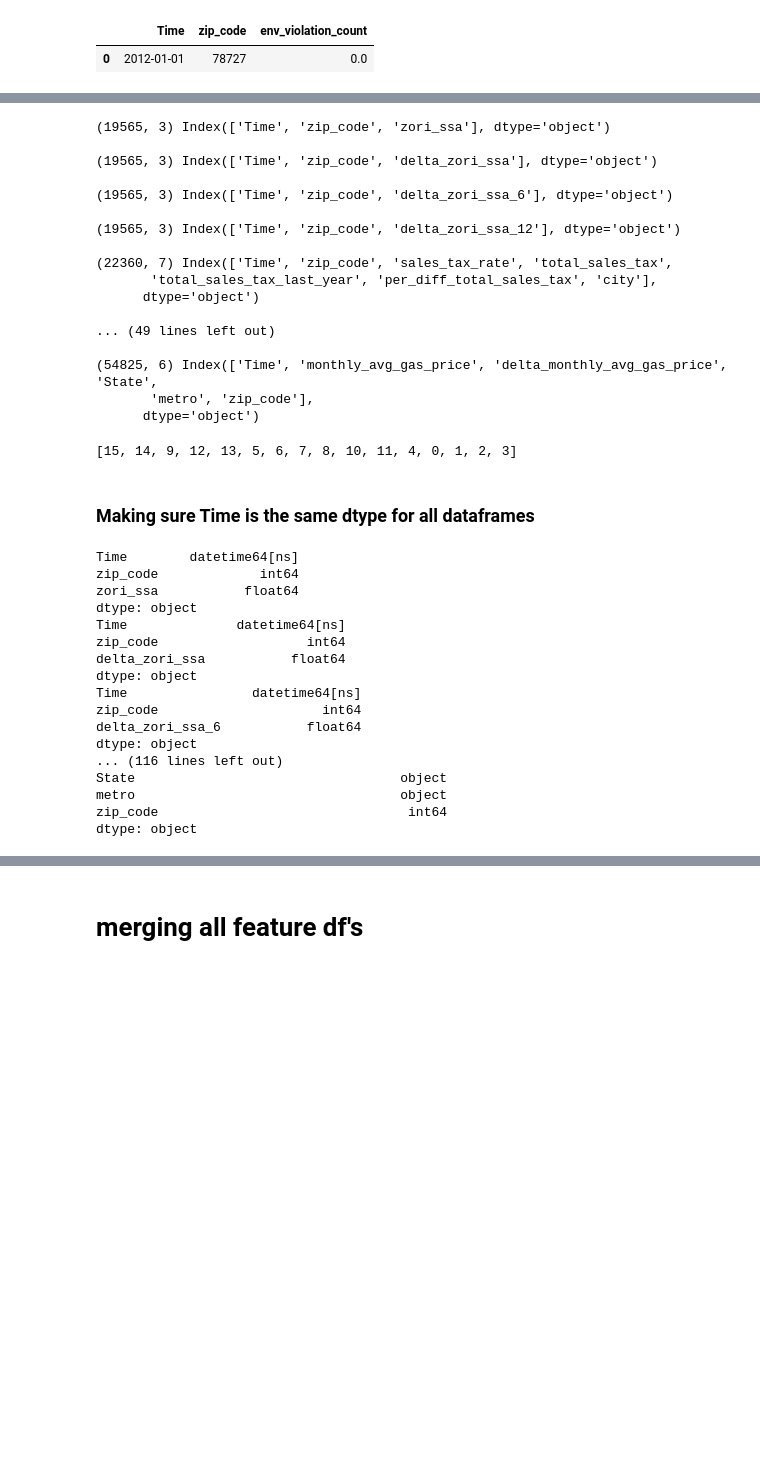
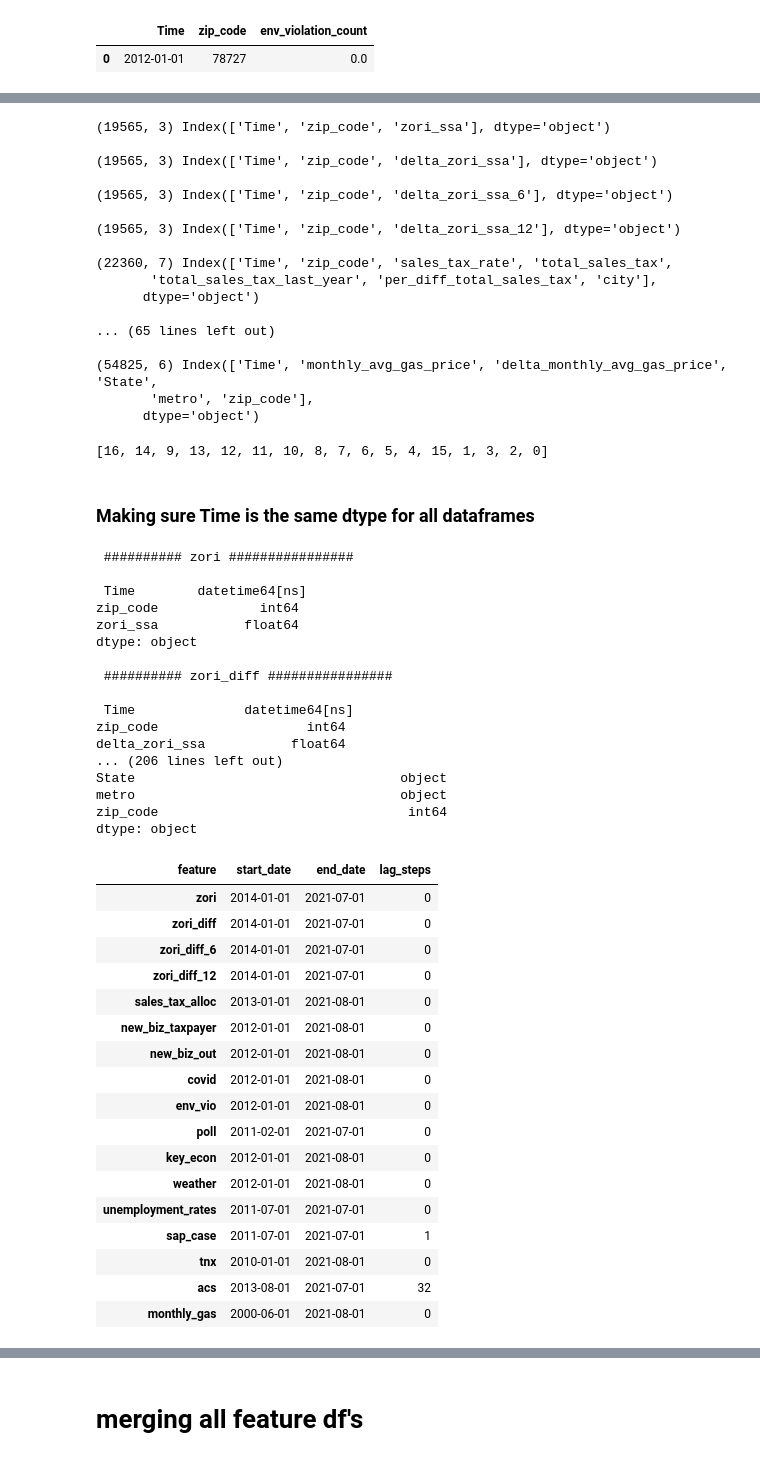
Before and after one commit to HaydenWarren/zri-forecast, a Jupyter notebook: Robert_Lando/Feature_Merging_And_Initial_Model.ipynb, the cells around one changed output, grey strips where cells are left out. Saved outputs shown, nothing was run; the diff lists cells and outputs as text; code cells hidden in the pictures; blank space fills up the shorter version.

Commit message:
features lagged and merged, random forest tried again including historical data. Still need to engineer some more features involving historical data

```diff
--- a/Robert_Lando/Feature_Merging_And_Initial_Model.ipynb
+++ b/Robert_Lando/Feature_Merging_And_Initial_Model.ipynb
@@ -265,6 +267,7 @@ print(key_econ.shape,key_econ.columns,'\n')
 print(weather.shape,weather.columns,'\n')
 print(unemployment_rates.shape,unemployment_rates.columns,'\n')
 print(sap_case.shape,sap_case.columns,'\n')
+print(acs.shape,acs.columns,'\n')
 print(tnx.shape,tnx.columns,'\n')
 print(monthly_gas.shape,monthly_gas.columns,'\n')
 # %% [output]
@@ -280,7 +283,7 @@ print(monthly_gas.shape,monthly_gas.columns,'\n')
        'total_sales_tax_last_year', 'per_diff_total_sales_tax', 'city'],
       dtype='object')
 
-... (49 lines left out)
+... (65 lines left out)
 
 (54825, 6) Index(['Time', 'monthly_avg_gas_price', 'delta_monthly_avg_gas_price', 'State',
        'metro', 'zip_code'],
@@ -291,7 +294,12 @@ print(monthly_gas.shape,monthly_gas.columns,'\n')
 dfs = [zori,zori_diff,zori_diff_6,zori_diff_12,
        sales_tax_alloc,new_biz_taxpayer,new_biz_out,
        covid,env_vio,poll,key_econ,weather,
-       unemployment_rates,sap_case,tnx,monthly_gas]
+       unemployment_rates,sap_case,tnx,acs,monthly_gas]
+
+df_names = ['zori','zori_diff','zori_diff_6','zori_diff_12',
+            'sales_tax_alloc','new_biz_taxpayer','new_biz_out',
+            'covid','env_vio','poll','key_econ','weather',
+            'unemployment_rates','sap_case','tnx','acs','monthly_gas']
 
 # Finding order to left merge everything
 
@@ -300,7 +308,7 @@ row_counts = pd.DataFrame(list(enumerate(row_counts))).sort_values(by = 1, ascen
 merge_index_order = list(row_counts[0])
 merge_index_order
 # %% [output]
-[15, 14, 9, 12, 13, 5, 6, 7, 8, 10, 11, 4, 0, 1, 2, 3]
+[16, 14, 9, 13, 12, 11, 10, 8, 7, 6, 5, 4, 15, 1, 3, 2, 0]
 # %% [markdown]
 ### Making sure Time is the same dtype for all dataframes
 # %%
@@ -308,23 +316,50 @@ for df in dfs:
 
     df.loc[:,'Time'] = df['Time'].apply(lambda x: pd.to_datetime(x, format = '%Y-%m'))
 
-for df in dfs:
-    print(df.dtypes)
+for name,df in list(zip(df_names,dfs)):
+    print('\n',f'########## {name} ################\n','\n',df.dtypes)
 # %% [output]
-Time        datetime64[ns]
+ ########## zori ################
+
+ Time        datetime64[ns]
 zip_code             int64
 zori_ssa           float64
 dtype: object
-Time              datetime64[ns]
+
+ ########## zori_diff ################
+
+ Time              datetime64[ns]
 zip_code                   int64
 delta_zori_ssa           float64
-dtype: object
-Time                datetime64[ns]
-zip_code                     int64
-delta_zori_ssa_6           float64
-dtype: object
-... (116 lines left out)
+... (206 lines left out)
 State                                  object
 metro                                  object
 zip_code                                int64
 dtype: object
+# %%
+time_window = pd.DataFrame({name:(df['Time'].min(),df['Time'].max()) for name,df in list(zip(df_names,dfs))})
+time_window.loc[:,'feature'] = ['start_date','end_date']
+time_window = time_window.set_index('feature').T
+time_window.loc[:,'lag_steps'] = [0]*time_window.shape[0]
+time_window.loc['sap_case','lag_steps'] = 1
+time_window.loc['acs','lag_steps'] = 32
+time_window
+# %% [output]
+| feature | start_date | end_date | lag_steps |
+| zori | 2014-01-01 | 2021-07-01 | 0 |
+| zori_diff | 2014-01-01 | 2021-07-01 | 0 |
+| zori_diff_6 | 2014-01-01 | 2021-07-01 | 0 |
+| zori_diff_12 | 2014-01-01 | 2021-07-01 | 0 |
+| sales_tax_alloc | 2013-01-01 | 2021-08-01 | 0 |
+| new_biz_taxpayer | 2012-01-01 | 2021-08-01 | 0 |
+| new_biz_out | 2012-01-01 | 2021-08-01 | 0 |
+| covid | 2012-01-01 | 2021-08-01 | 0 |
+| env_vio | 2012-01-01 | 2021-08-01 | 0 |
+| poll | 2011-02-01 | 2021-07-01 | 0 |
+| key_econ | 2012-01-01 | 2021-08-01 | 0 |
+| weather | 2012-01-01 | 2021-08-01 | 0 |
+| unemployment_rates | 2011-07-01 | 2021-07-01 | 0 |
+| sap_case | 2011-07-01 | 2021-07-01 | 1 |
+| tnx | 2010-01-01 | 2021-08-01 | 0 |
+| acs | 2013-08-01 | 2021-07-01 | 32 |
+| monthly_gas | 2000-06-01 | 2021-08-01 | 0 |
```
Also changed, not shown: parts of 33 cells of this notebook.
